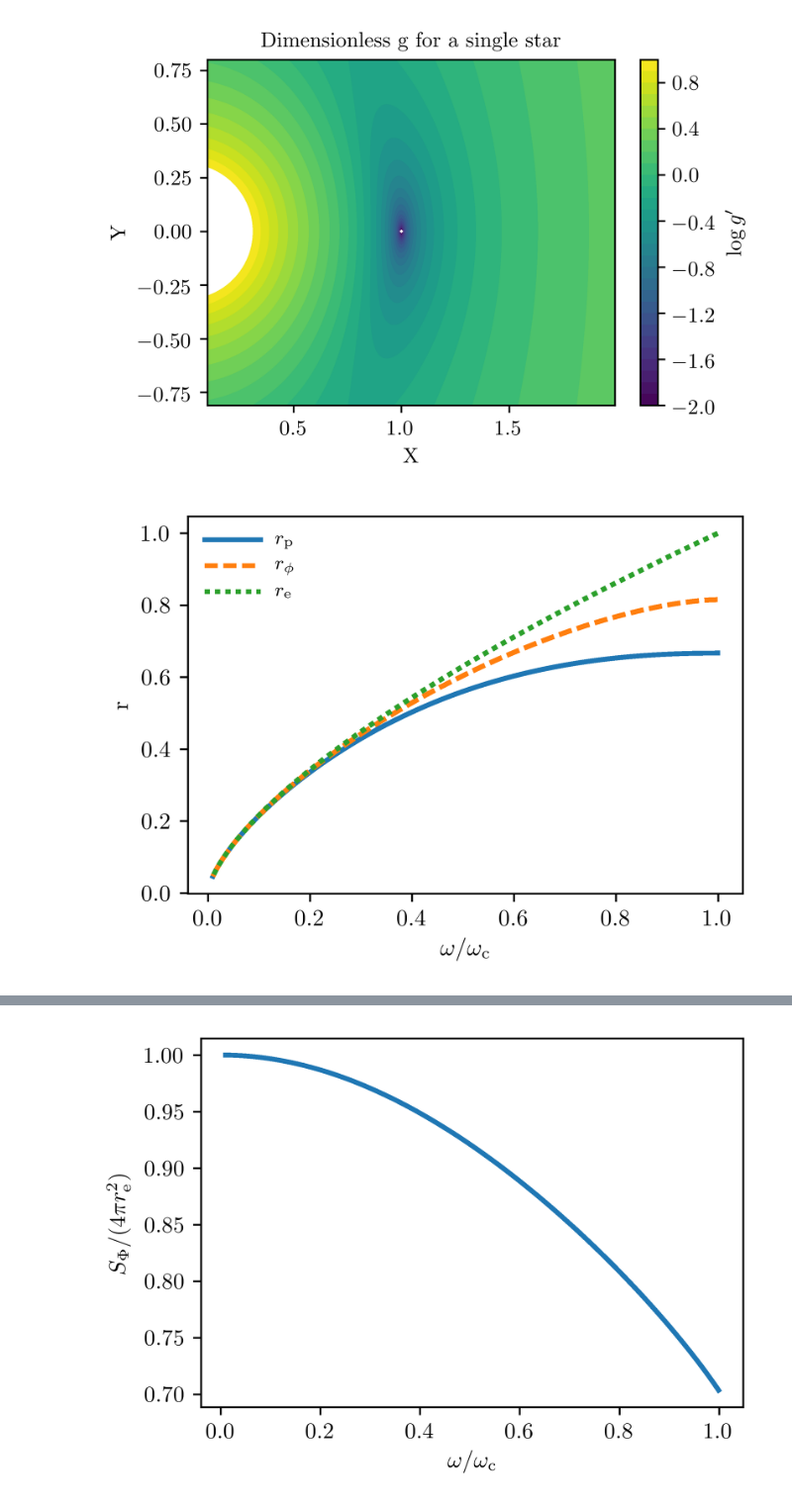
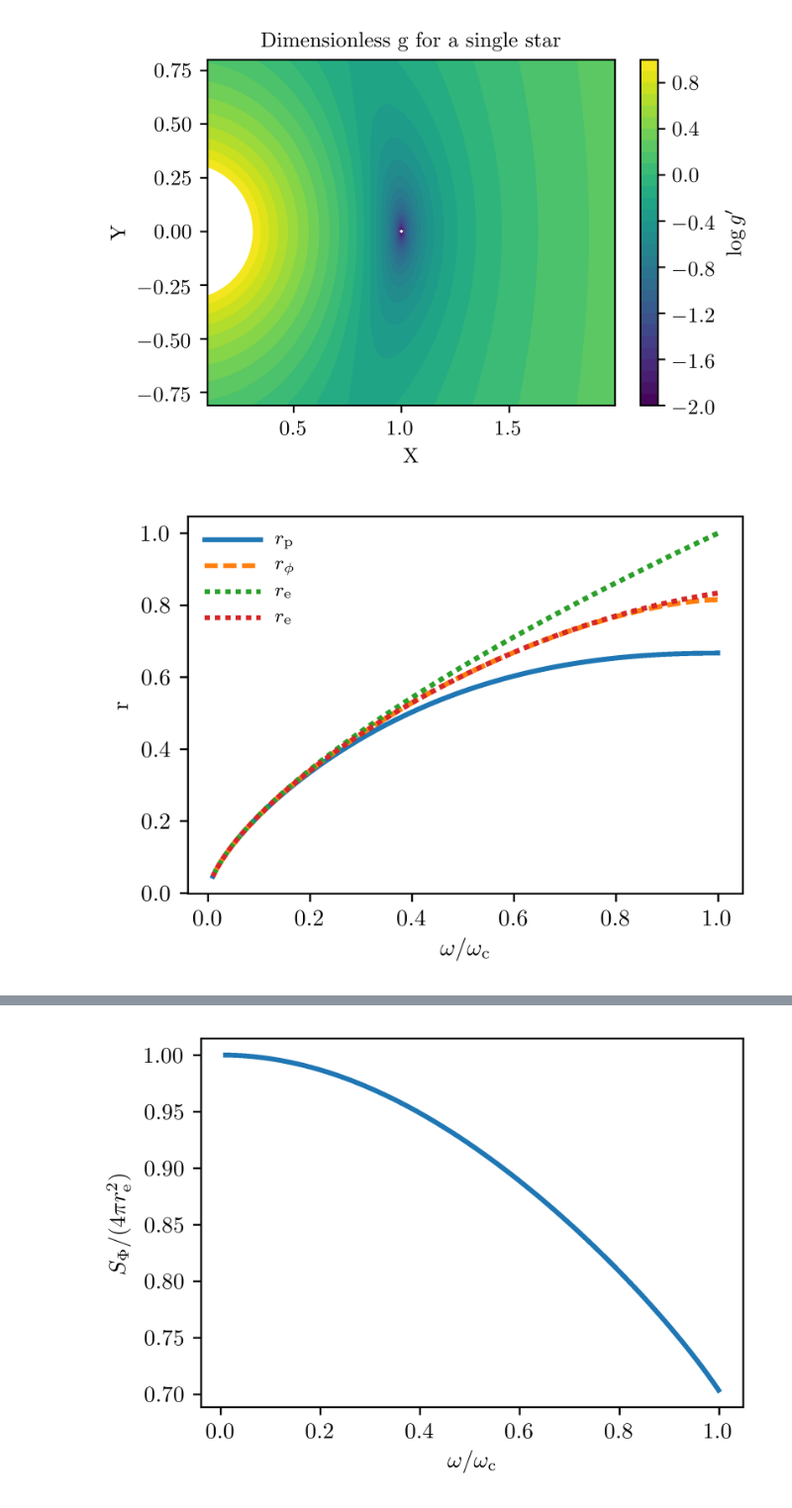
Before and after one commit to orlox/eval_fp_ft, a Jupyter notebook: fpft.ipynb, the cells around one changed output, grey strips where cells are left out. Shown at 99% size. Cells and saved outputs as stored; diff of their text form; code cells hidden in the pictures.

Commit message:
Improvements to fits on rphi and Sphi

```diff
--- a/fpft.ipynb
+++ b/fpft.ipynb
@@ -113,29 +113,31 @@ def dVphi_dx(x,wc):
     y = np.sqrt((1/np.power(wc,2./3.)+np.power(wc,4./3.)/2-x**2/2)**(-2)-x**2)
     return 2*np.pi*x*y
 
+Vphis = np.zeros(len(log_phis))
 rphis = np.zeros(len(log_phis))
 for k, wc in enumerate(wcs):
     #xrange for the integration goes from zero to the equatorial radius
     result = integrate.quad(lambda x: dVphi_dx(x,wc), 0, res[k])
 
     #just integrated one hemisphere, multiply by two
-    vol = result[0]*2
-    rphi = np.power(3./4.*vol/np.pi,1./3.)
+    Vphis[k] = result[0]*2
+    rphi = np.power(3./4.*Vphis[k]/np.pi,1./3.)
     rphis[k] = rphi
 # %%
 import matplotlib.pyplot as plt
 #results can be nicely plotted in terms of omega/omega_crit
 #at the equator by simply taking a power of the equatorial
 #radii we have stored in res[:]. At the equator, this is given by
 #    omega/omegac = omega/sqrt(G*M/re**3)
 #which in dimensionless units is simply
 #    omega/omegac = r**(3/2)
-plt.plot(res**(3./2.),rps,"-", label = "$r_{\\rm p}$")
-plt.plot(res**(3./2.),rphis,"--",label = "$r_{\\phi}$")
-plt.plot(res**(3./2.),res,":", label = "$r_{\\rm e}$")
+plt.plot(wcs,rps,"-", label = "$r_{\\rm p}$")
+plt.plot(wcs,rphis,"--",label = "$r_{\\phi}$")
+plt.plot(wcs,res,":", label = "$r_{\\rm e}$")
+plt.plot(wcs,res*(1-res**3/6),":", label = "$r_{\\rm e}$")
 plt.gca().set_xlabel("$\omega/\omega_{\\rm c}$")
 plt.gca().set_ylabel("r")
 plt.legend(loc=2)
 plt.show()
 # %% [output]
-[figure, old version]
+[figure, new version]
```
Also changed, not shown: parts of 10 cells of this notebook.
